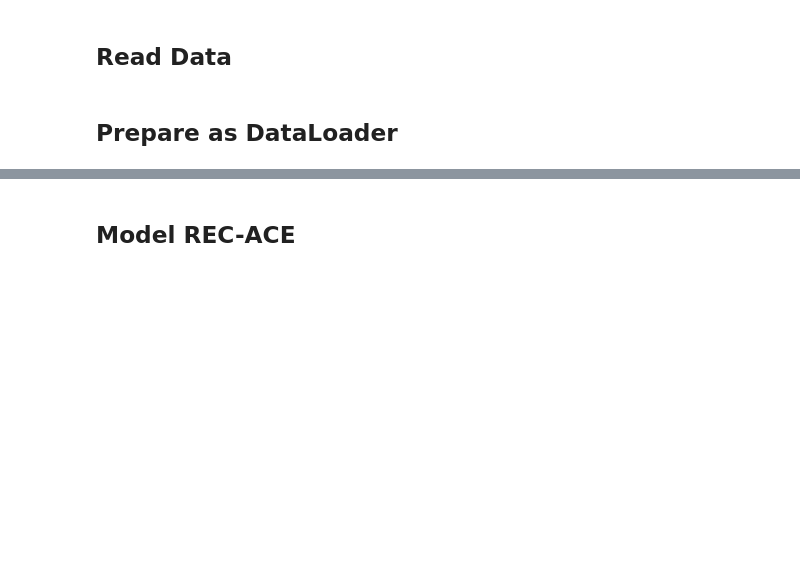
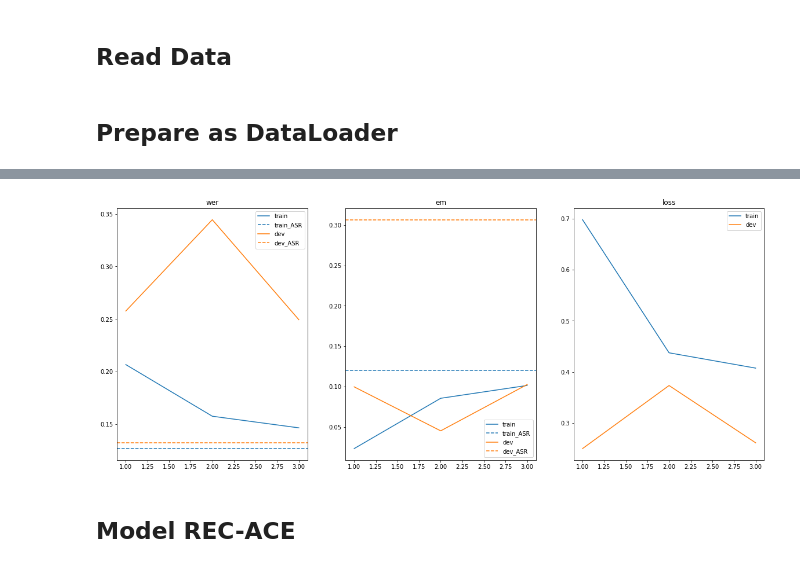
Before and after one commit to SharonKIDC/REC-ACE, a Jupyter notebook: train_pipeline.ipynb, the cells around one changed output, grey strips where cells are left out. Cells and saved outputs as stored; diff of their text form; code cells hidden in the pictures; blank space fills up the shorter version.

Commit message:
Before training commit

```diff
--- a/train_pipeline.ipynb
+++ b/train_pipeline.ipynb
@@ -61,5 +61,5 @@ DEVICE
 # %%
-debug = False
+debug = True
 
 # Base architecture
 t5_type = 't5-small'
@@ -92,0 +92,19 @@ test_loader = prepare_data(data=test_set , tokenizer=tokenizer, batch_size=batch
+# %%
+types = ['train', 'dev']
+asr_evaluator = Evaluator(metrics=['wer', 'em', 'bleu', 'gleu'], set_types=types)
+
+for set_type, loader in zip(types, [train_loader, dev_loader]):
+    for batch in loader:
+        reference = detokenize_and_clean(tokenizer, batch['sentences'])
+        predicted = detokenize_and_clean(tokenizer, batch['labels'])
+        asr_evaluator.calculate_metrics(set_type=set_type, reference=reference, predicted=predicted)
+
+asr_evaluator.end_epoch_routine(print_metrics=False)
+
+# Print final metrics
+asr_evaluator.print_final_metrics()
+
+# Save results to disk
+dir_path = os.path.join('results', 'ASR')
+os.makedirs(dir_path, exist_ok=True)
+asr_evaluator.store_df(dir_path)
@@ -195,0 +240,15 @@ def training(model, n_epochs, train_data, dev_data, optimizer, criterion):
+# %%
+if debug:
+    model_debug = RecACEWrapModel(t5_type=t5_type, model_type='rec_ace', bin_size=bin_size, use_pretrained=True)
+    model_debug.to(DEVICE)
+
+    optimizer = torch.optim.Adam(model_debug.parameters(), lr=1e-4)
+
+    model_debug, debub_metrics_df = training(
+        model=model_debug,
+        n_epochs=3,
+        train_data=train_loader,
+        dev_data=dev_loader,
+        optimizer=optimizer,
+        exp_name="DebugRecAce",
+        save_model=True)
@@ -196,3 +271,8 @@ def training(model, n_epochs, train_data, dev_data, optimizer, criterion):
+# %%
+if debug:
+    plot_graphs(debub_metrics_df, gt_df=asr_evaluator.metrics_df, fig_size=(20,8))
+# %% [output]
+[figure, added]
 # %% [markdown]
 ## Model REC-ACE
 # %%
```
Also changed, not shown: parts of 16 cells of this notebook, 5 other files.
